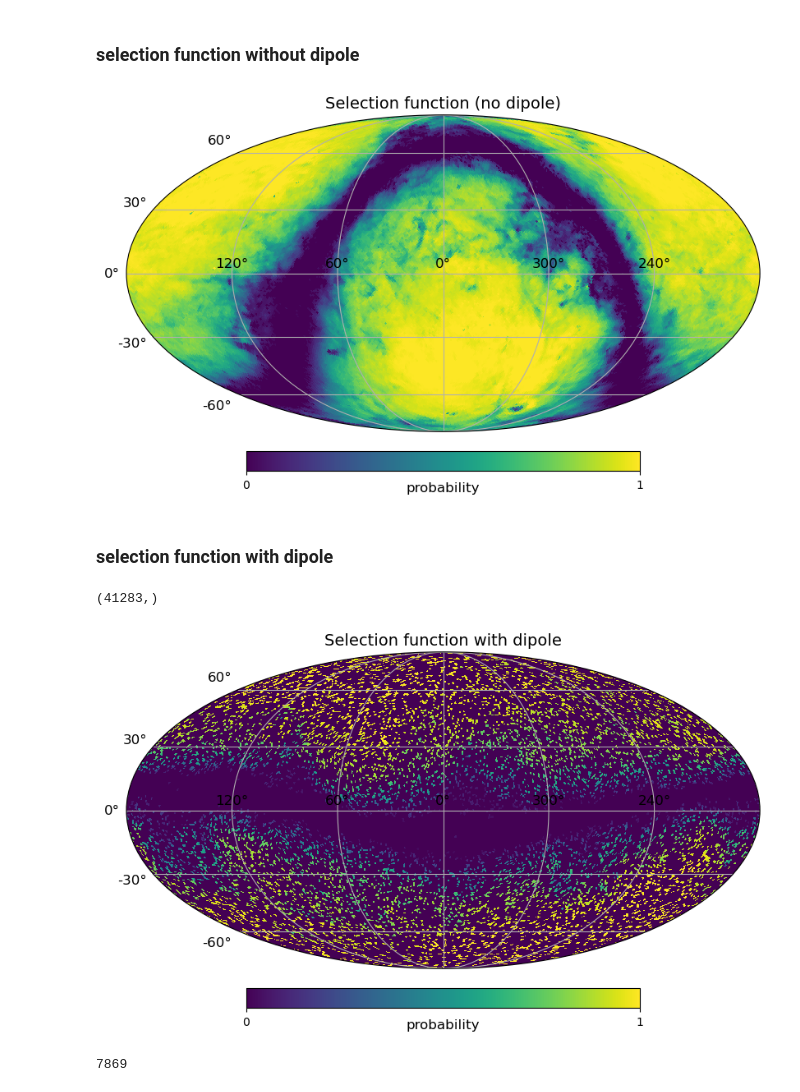
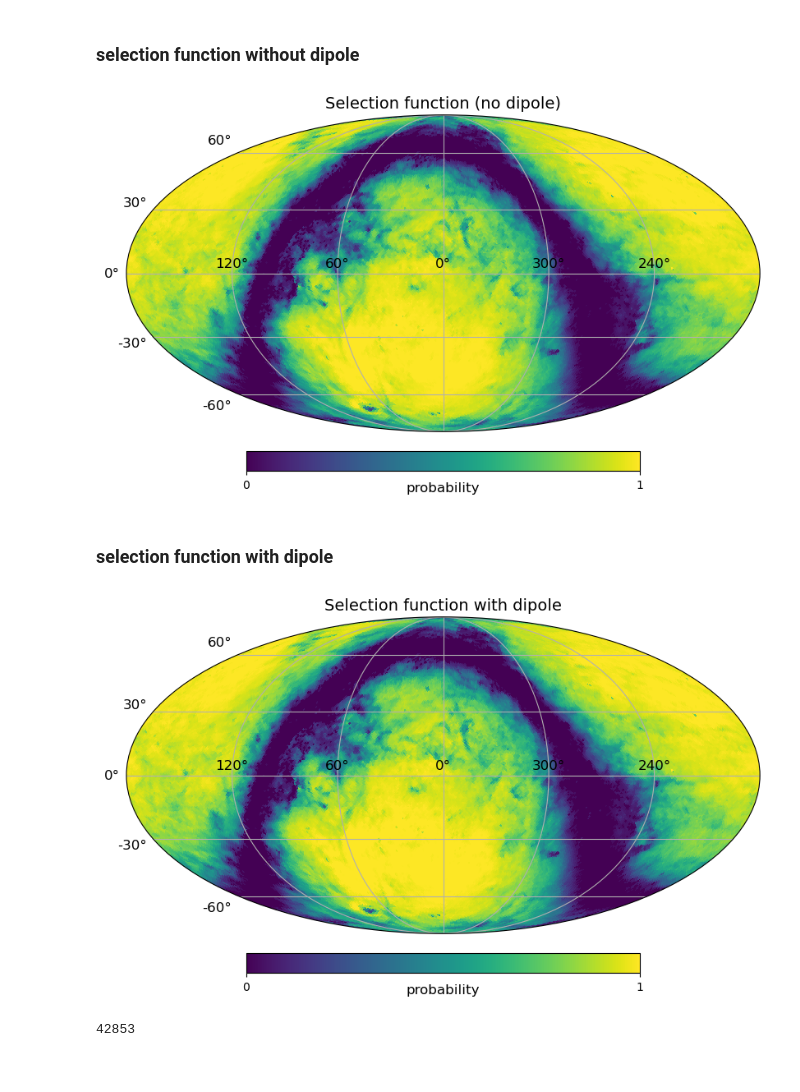
Before and after one commit to abbyw24/lss-dipoles, a Jupyter notebook: notebooks/selfunc_with_dipole_13-6-23.ipynb, the cells around one changed output. Saved outputs shown, nothing was run; the diff lists cells and outputs as text; code cells hidden in the pictures.

```diff
--- a/notebooks/selfunc_with_dipole_13-6-23.ipynb
+++ b/notebooks/selfunc_with_dipole_13-6-23.ipynb
@@ -23,7 +23,7 @@ from convert_xyz_data import xyz_to_thetaphi, xyz_to_radec
 # %% [markdown]
 #### functions
 # %%
-def plot_map(map, projection_type='mollweide', coord=['E','G'],
+def plot_map(map, projection_type='mollweide', coord=['C'],
              graticule=True, graticule_labels=True, **kwargs):
     projview(map, projection_type=projection_type, coord=coord,
              graticule=graticule, graticule_labels=graticule_labels, **kwargs)
@@ -45,28 +45,24 @@ selfunc_nodip = flatten_map(sf_nodip_tab)
 # %%
 plot_map(selfunc_nodip, title='Selection function (no dipole)', unit='probability')
 # %% [output]
-[figure, old version]
+[figure, new version]
 # %% [markdown]
 ### selection function with dipole
 # %%
-nfit = 10000
-sf_dip_tab = Table.read(os.path.join(mapdir, f'selection_function_NSIDE{NSIDE}_G{G}_dipole_{nfit}pix.fits'), format='fits')
+sf_fn = f'selection_function_NSIDE{NSIDE}_G{G}_dipole'
+sf_dip_tab = Table.read(os.path.join(mapdir, f'{sf_fn}.fits'), format='fits')
 selfunc_dip = flatten_map(sf_dip_tab)
-# %%
-np.where(selfunc_dip==0)[0].shape
-# %% [output]
-(41283,)
 # %%
-plot_map(selfunc_dip, title='Selection function with dipole', unit='probability', coord=['E','G'])
+plot_map(selfunc_dip, title='Selection function with dipole', unit='probability')
 # %% [output]
-[figure, old version]
+[figure, new version]
 # %%
 # residuals
 fit_idx = np.where(selfunc_dip > 0)
 res = selfunc_dip[fit_idx] - selfunc_nodip[fit_idx]
 len(fit_idx[0])
 # %% [output]
-7869
+42853
 # %%
 fig, ax = plt.subplots(figsize=(8,4))
 _, _, _ = ax.hist(res, bins=130, alpha=0.9)
```
Also changed, not shown: parts of 23 cells of this notebook, 3 other files.
